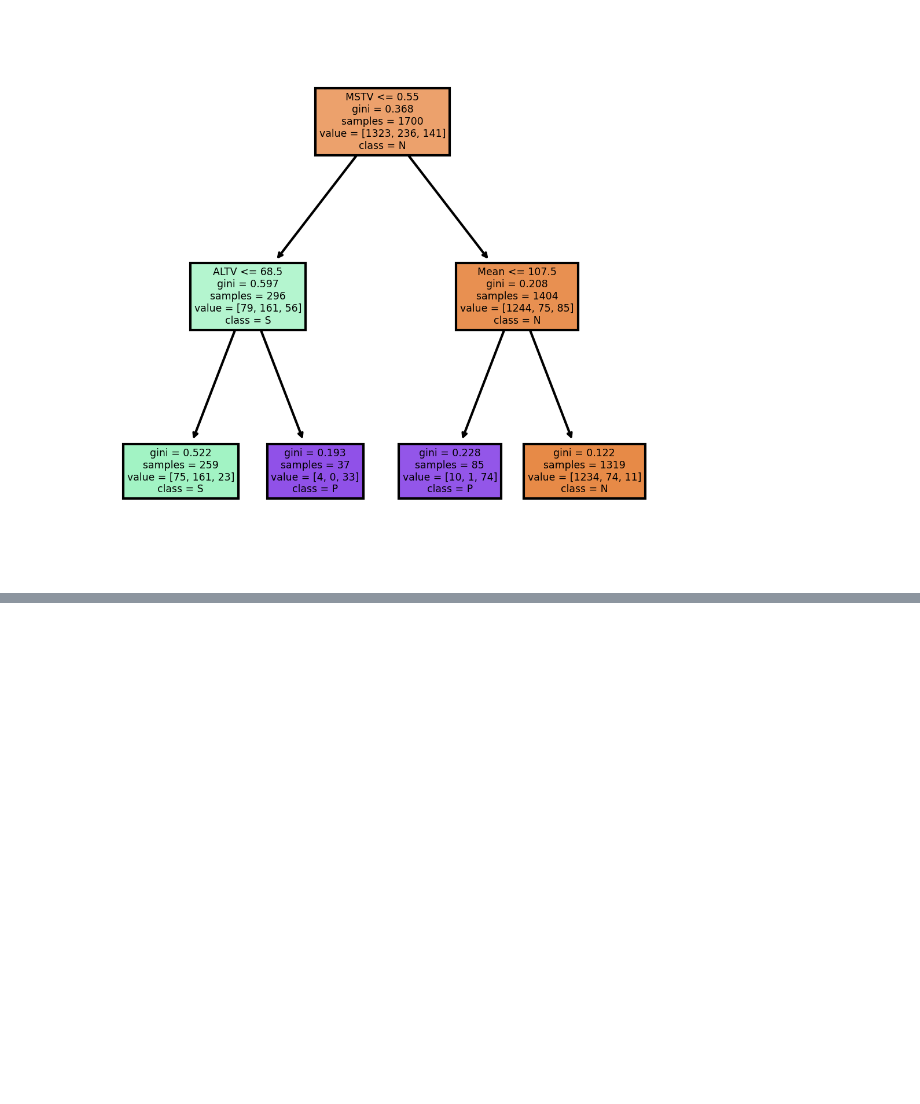
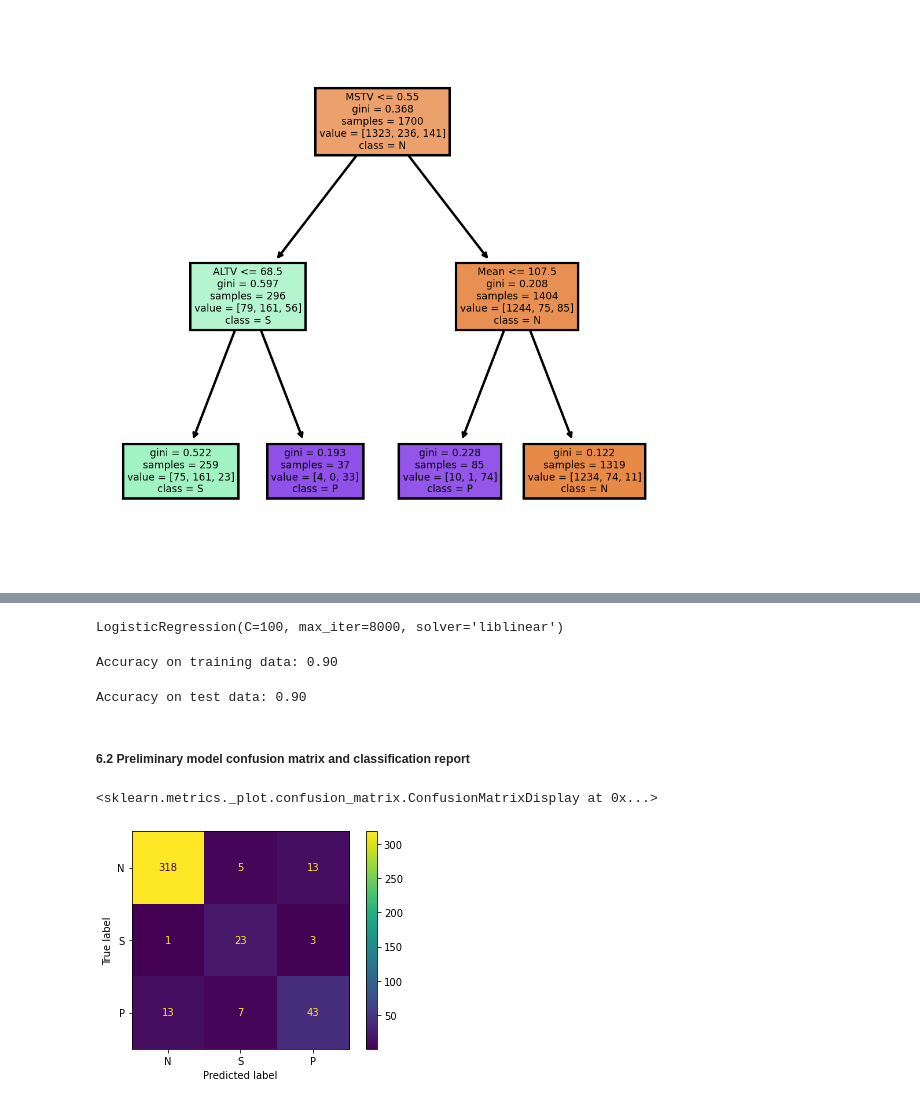
Before and after one commit to mikebobal/springboard, a Jupyter notebook: Capstone Project 2/Capstone 2 Preprocessing and Training.ipynb, the cells around one changed output, grey strips where cells are left out. Drawn from its saved outputs; the diff is of its cells as text; code cells hidden in the pictures; blank space fills up the shorter version.

```diff
--- a/Capstone Project 2/Capstone 2 Preprocessing and Training.ipynb
+++ b/Capstone Project 2/Capstone 2 Preprocessing and Training.ipynb
@@ -605,0 +706,2 @@ fig.savefig('imagename1.png')
+# %%
+y_2 = dfd['NSP']
@@ -605,0 +730,29 @@ fig.savefig('imagename1.png')
+# %%
+X_train_2, X_test_2, y_train_2, y_test_2 = train_test_split(X_2, y_2, random_state = 55, train_size = 0.80, stratify = y_2)
+# %%
+lr_2 = LogisticRegression(solver = 'liblinear', max_iter = 8000, C = 100)
+# %%
+lr_2.fit(X_train_2, y_train_2)
+# %% [output]
+LogisticRegression(C=100, max_iter=8000, solver='liblinear')
+# %%
+print(f'Accuracy on training data: {accuracy_score(lr_2.predict(X_train_2), y_train_2):.2f}')
+# %% [output]
+Accuracy on training data: 0.90
+# %%
+print(f'Accuracy on test data: {accuracy_score(lr_2.predict(X_test_2), y_test_2):.2f}')
+# %% [output]
+Accuracy on test data: 0.90
+# %% [markdown]
+##### 6.2 Preliminary model confusion matrix and classification report<a id='6.2'></a>
+# %%
+cm = confusion_matrix(lr_2.predict(X_test_2), y_test_2, labels = lr_2.classes_)
+_, ax = plt.subplots()
+display_cm = ConfusionMatrixDisplay(confusion_matrix = cm,
+                                    display_labels = ['N', 'S','P'])
+ax.set_xticks([0, 2])
+ax.set_yticks([0, 2])
+display_cm.plot(ax = ax)
+# %% [output]
+<sklearn.metrics._plot.confusion_matrix.ConfusionMatrixDisplay at 0x...>
+[figure, added]
```
Also changed, not shown: parts of 146 cells of this notebook.
